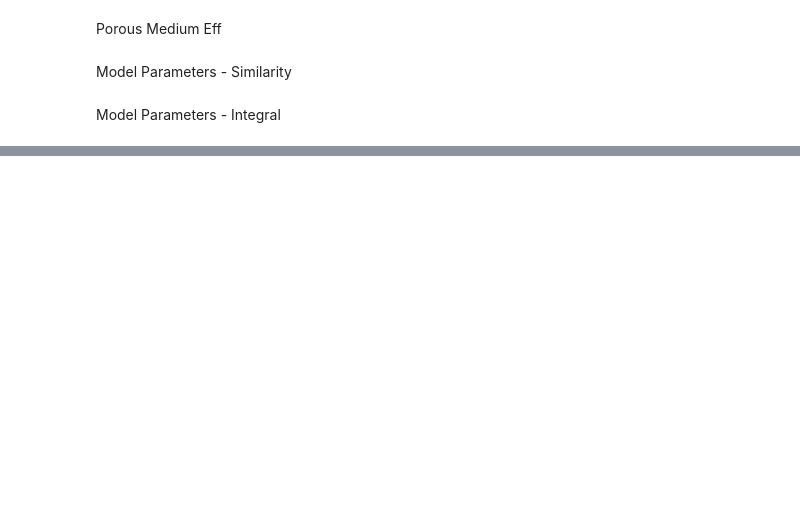
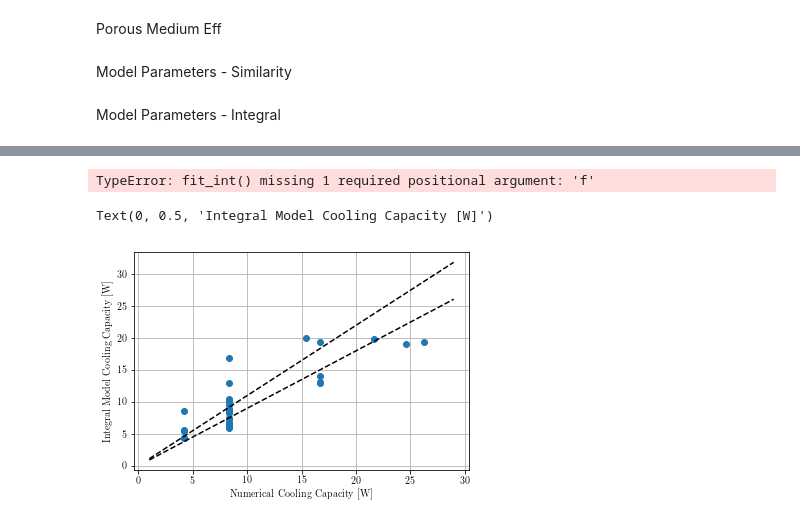
Before and after one commit to gfidelisp/Jupyter, a Jupyter notebook: Paper_AMR_Model/Models.ipynb, the cells around one changed output, grey strips where cells are left out. Saved outputs shown, nothing was run; the diff lists cells and outputs as text; code cells hidden in the pictures; blank space fills up the shorter version.

```diff
--- a/Paper_AMR_Model/Models.ipynb
+++ b/Paper_AMR_Model/Models.ipynb
@@ -424 +347,17 @@ NameError: name 'Coef' is not defined
+# %%
+Error_bar = np.arange(1,30,1)
+# %%
+Erro = np.abs(Q_c - fit_int((Q_pas_CB,Q_act_CB,Q_span,W_mag,W_pump),Coef[0][0],Coef[0][1],Coef[0][2],Coef[0][3],Coef[0][4]))/Q_c*100
+# %% [output]
+TypeError: fit_int() missing 1 required positional argument: 'f'
+# %%
+plt.plot(Q_c,fit_int((Q_pas_CB,Q_act_CB,Q_span,W_mag,W_pump,Q_loss),Coef[0][0],Coef[0][1],Coef[0][2],Coef[0][3],Coef[0][4],Coef[0][5]),'o')
+plt.plot(Error_bar,1.1*Error_bar,'k--')
+plt.plot(Error_bar,0.9*Error_bar,'k--')
+plt.grid()
+plt.xlabel('Numerical Cooling Capacity [W]')
+plt.ylabel('Integral Model Cooling Capacity [W]')
+# %% [output]
+Text(0, 0.5, 'Integral Model Cooling Capacity [W]')
+[figure, added]
 # %%
```
Also changed, not shown: parts of 38 cells of this notebook, 5 other files.
